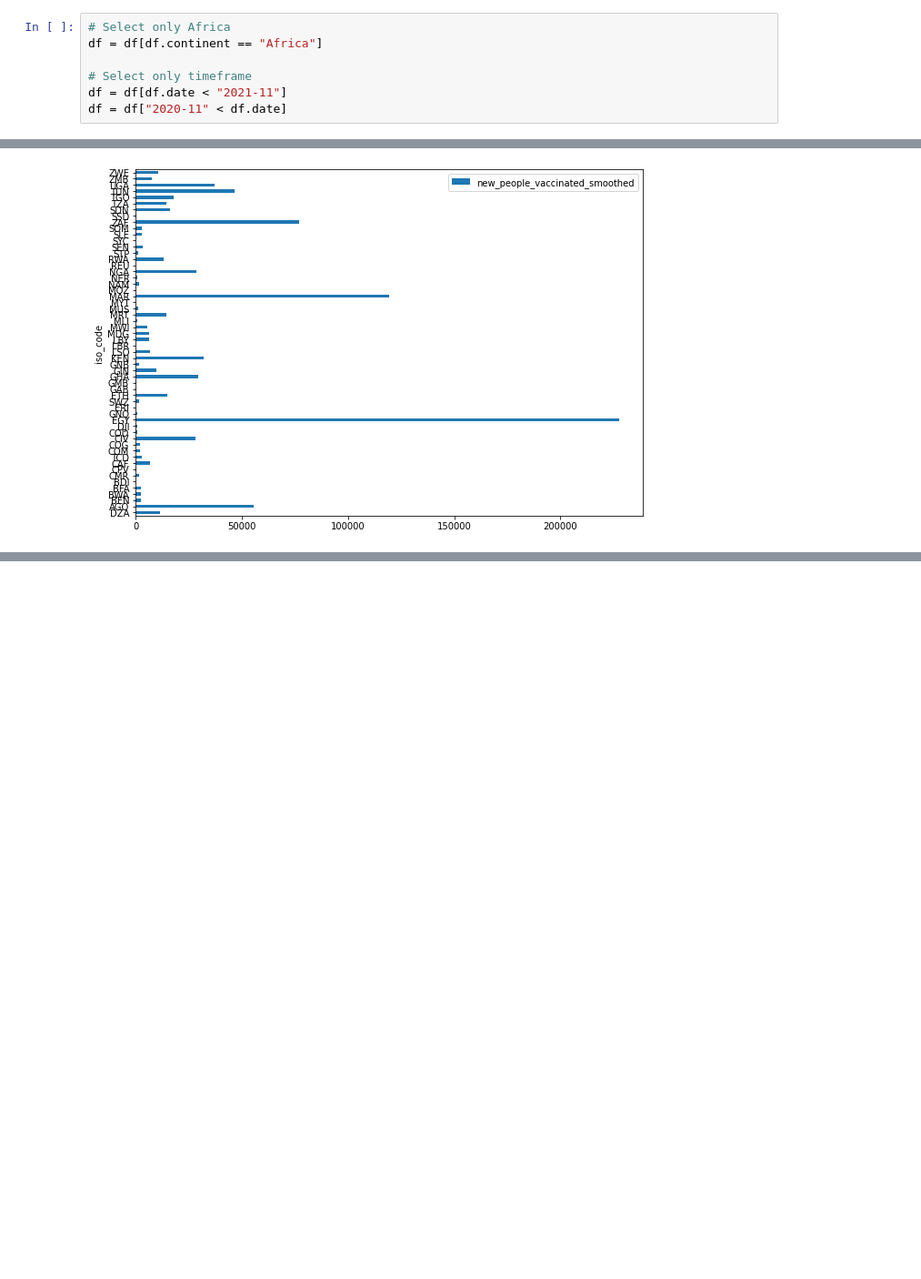
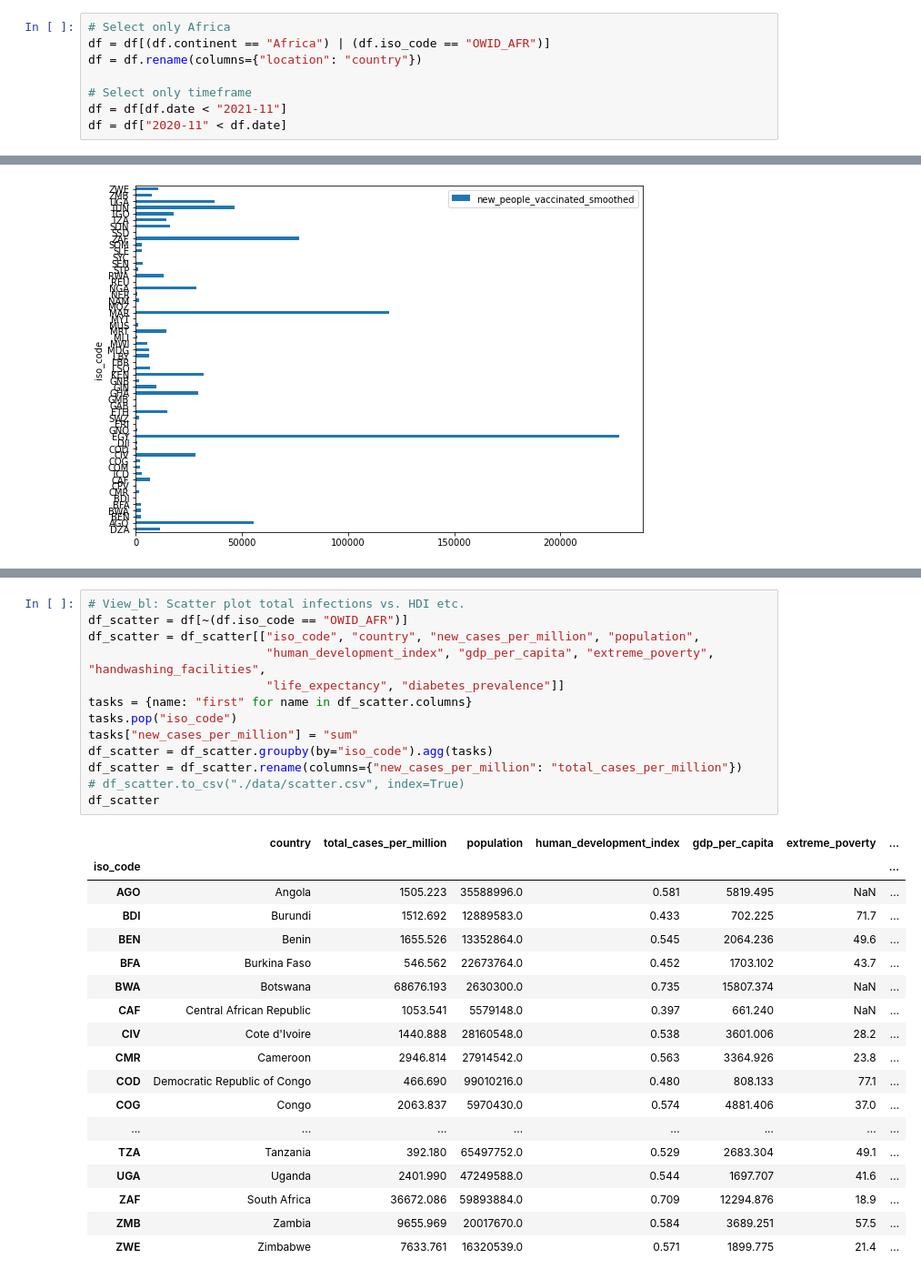
Before and after one commit to f-krause/veda_23_covid_dashboard, a Jupyter notebook: EDA.ipynb, the cells around one changed output, grey strips where cells are left out. Shown at 91% size. Drawn from its saved outputs; the diff is of its cells as text; blank space fills up the shorter version.

```diff
--- a/EDA.ipynb
+++ b/EDA.ipynb
@@ -24,6 +12,7 @@ df
 # %%
 # Select only Africa
-df = df[df.continent == "Africa"]
+df = df[(df.continent == "Africa") | (df.iso_code == "OWID_AFR")]
+df = df.rename(columns={"location": "country"})
 
 # Select only timeframe
 df = df[df.date < "2021-11"]
@@ -247,0 +303,32 @@ df[df.date == "2021-10-01"].plot.barh(x="iso_code", y="new_people_vaccinated_smo
+# %%
+# View_bl: Scatter plot total infections vs. HDI etc.
+df_scatter = df[~(df.iso_code == "OWID_AFR")]
+df_scatter = df_scatter[["iso_code", "country", "new_cases_per_million", "population",
+                         "human_development_index", "gdp_per_capita", "extreme_poverty", "handwashing_facilities",
+                         "life_expectancy", "diabetes_prevalence"]]
+tasks = {name: "first" for name in df_scatter.columns}
+tasks.pop("iso_code")
+tasks["new_cases_per_million"] = "sum"
+df_scatter = df_scatter.groupby(by="iso_code").agg(tasks)
+df_scatter = df_scatter.rename(columns={"new_cases_per_million": "total_cases_per_million"})
+# df_scatter.to_csv("./data/scatter.csv", index=True)
+df_scatter
+# %% [output]
+|  | country | total_cases_per_million | population | human_development_index | gdp_per_capita | extreme_poverty | ... |
+| iso_code |  |  |  |  |  |  | ... |
+| AGO | Angola | 1505.223 | 35588996.0 | 0.581 | 5819.495 | NaN | ... |
+| BDI | Burundi | 1512.692 | 12889583.0 | 0.433 | 702.225 | 71.7 | ... |
+| BEN | Benin | 1655.526 | 13352864.0 | 0.545 | 2064.236 | 49.6 | ... |
+| BFA | Burkina Faso | 546.562 | 22673764.0 | 0.452 | 1703.102 | 43.7 | ... |
+| BWA | Botswana | 68676.193 | 2630300.0 | 0.735 | 15807.374 | NaN | ... |
+| CAF | Central African Republic | 1053.541 | 5579148.0 | 0.397 | 661.240 | NaN | ... |
+| CIV | Cote d'Ivoire | 1440.888 | 28160548.0 | 0.538 | 3601.006 | 28.2 | ... |
+| CMR | Cameroon | 2946.814 | 27914542.0 | 0.563 | 3364.926 | 23.8 | ... |
+| COD | Democratic Republic of Congo | 466.690 | 99010216.0 | 0.480 | 808.133 | 77.1 | ... |
+| COG | Congo | 2063.837 | 5970430.0 | 0.574 | 4881.406 | 37.0 | ... |
+| ... | ... | ... | ... | ... | ... | ... | ... |
+| TZA | Tanzania | 392.180 | 65497752.0 | 0.529 | 2683.304 | 49.1 | ... |
+| UGA | Uganda | 2401.990 | 47249588.0 | 0.544 | 1697.707 | 41.6 | ... |
+| ZAF | South Africa | 36672.086 | 59893884.0 | 0.709 | 12294.876 | 18.9 | ... |
+| ZMB | Zambia | 9655.969 | 20017670.0 | 0.584 | 3689.251 | 57.5 | ... |
+| ZWE | Zimbabwe | 7633.761 | 16320539.0 | 0.571 | 1899.775 | 21.4 | ... |
```
Also changed, not shown: parts of 9 cells of this notebook.
